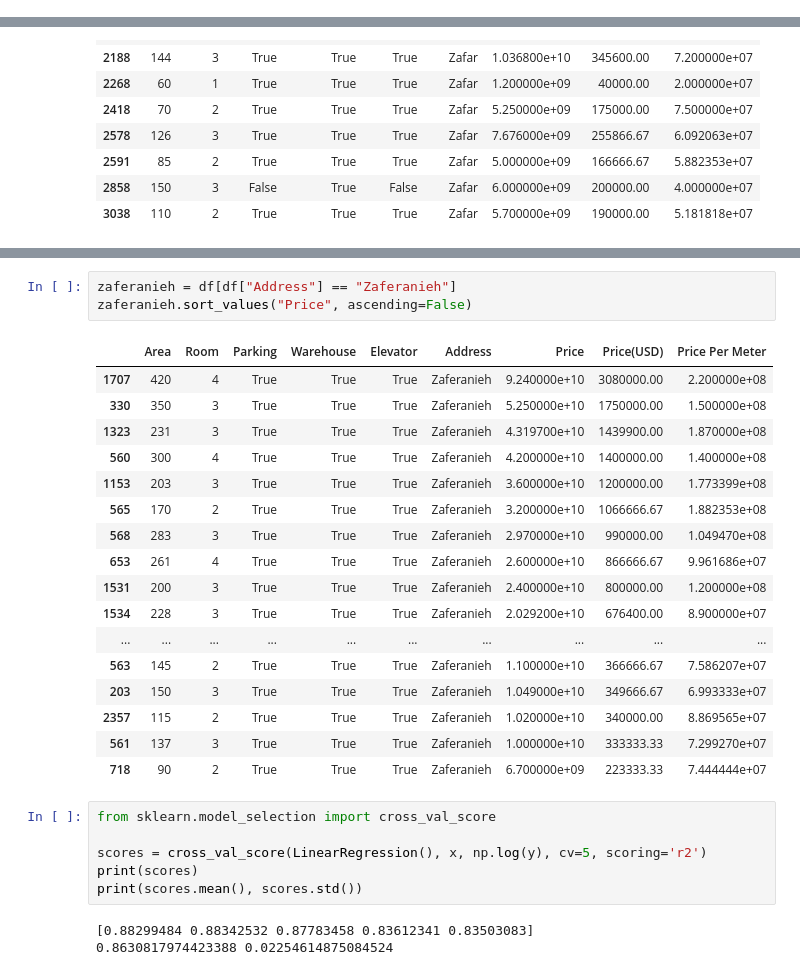
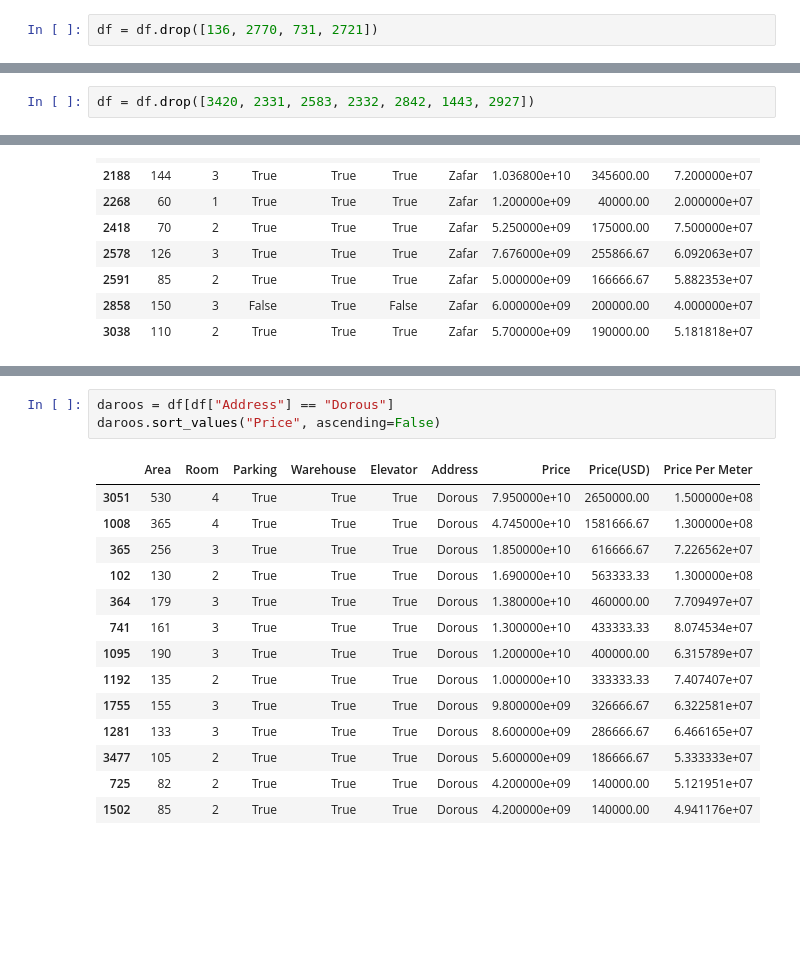
Before and after one commit to ramtinmt/tehran-house-price-prediction, a Jupyter notebook: model.ipynb, the cells around one changed output, grey strips where cells are left out. Cells and saved outputs as stored; diff of their text form; blank space fills up the shorter version.

```diff
--- a/model.ipynb
+++ b/model.ipynb
@@ -294,3 +308,5 @@ lavasan
+# %%
+df = df.drop([136, 2770, 731, 2721])
 # %%
 df.nlargest(10, 'Price')
 # %% [output]
@@ -399,3 +485,5 @@ plt.show()
+# %%
+df = df.drop([3420, 2331, 2583, 2332, 2842, 1443, 2927])
 # %%
 counts = df["Address"].value_counts()
 rare = counts[counts<5].index
@@ -580,30 +753,18 @@ len(df)
 # %%
-zaferanieh = df[df["Address"] == "Zaferanieh"]
-zaferanieh.sort_values("Price", ascending=False)
+daroos = df[df["Address"] == "Dorous"]
+daroos.sort_values("Price", ascending=False)
 # %% [output]
 |  | Area | Room | Parking | Warehouse | Elevator | Address | Price | Price(USD) | Price Per Meter |
-| 1707 | 420 | 4 | True | True | True | Zaferanieh | 9.240000e+10 | 3080000.00 | 2.200000e+08 |
-| 330 | 350 | 3 | True | True | True | Zaferanieh | 5.250000e+10 | 1750000.00 | 1.500000e+08 |
-| 1323 | 231 | 3 | True | True | True | Zaferanieh | 4.319700e+10 | 1439900.00 | 1.870000e+08 |
-| 560 | 300 | 4 | True | True | True | Zaferanieh | 4.200000e+10 | 1400000.00 | 1.400000e+08 |
-| 1153 | 203 | 3 | True | True | True | Zaferanieh | 3.600000e+10 | 1200000.00 | 1.773399e+08 |
-| 565 | 170 | 2 | True | True | True | Zaferanieh | 3.200000e+10 | 1066666.67 | 1.882353e+08 |
-| 568 | 283 | 3 | True | True | True | Zaferanieh | 2.970000e+10 | 990000.00 | 1.049470e+08 |
-| 653 | 261 | 4 | True | True | True | Zaferanieh | 2.600000e+10 | 866666.67 | 9.961686e+07 |
-| 1531 | 200 | 3 | True | True | True | Zaferanieh | 2.400000e+10 | 800000.00 | 1.200000e+08 |
-| 1534 | 228 | 3 | True | True | True | Zaferanieh | 2.029200e+10 | 676400.00 | 8.900000e+07 |
-| ... | ... | ... | ... | ... | ... | ... | ... | ... | ... |
-| 563 | 145 | 2 | True | True | True | Zaferanieh | 1.100000e+10 | 366666.67 | 7.586207e+07 |
-| 203 | 150 | 3 | True | True | True | Zaferanieh | 1.049000e+10 | 349666.67 | 6.993333e+07 |
-| 2357 | 115 | 2 | True | True | True | Zaferanieh | 1.020000e+10 | 340000.00 | 8.869565e+07 |
-| 561 | 137 | 3 | True | True | True | Zaferanieh | 1.000000e+10 | 333333.33 | 7.299270e+07 |
-| 718 | 90 | 2 | True | True | True | Zaferanieh | 6.700000e+09 | 223333.33 | 7.444444e+07 |
+| 3051 | 530 | 4 | True | True | True | Dorous | 7.950000e+10 | 2650000.00 | 1.500000e+08 |
+| 1008 | 365 | 4 | True | True | True | Dorous | 4.745000e+10 | 1581666.67 | 1.300000e+08 |
+| 365 | 256 | 3 | True | True | True | Dorous | 1.850000e+10 | 616666.67 | 7.226562e+07 |
+| 102 | 130 | 2 | True | True | True | Dorous | 1.690000e+10 | 563333.33 | 1.300000e+08 |
+| 364 | 179 | 3 | True | True | True | Dorous | 1.380000e+10 | 460000.00 | 7.709497e+07 |
+| 741 | 161 | 3 | True | True | True | Dorous | 1.300000e+10 | 433333.33 | 8.074534e+07 |
+| 1095 | 190 | 3 | True | True | True | Dorous | 1.200000e+10 | 400000.00 | 6.315789e+07 |
+| 1192 | 135 | 2 | True | True | True | Dorous | 1.000000e+10 | 333333.33 | 7.407407e+07 |
+| 1755 | 155 | 3 | True | True | True | Dorous | 9.800000e+09 | 326666.67 | 6.322581e+07 |
+| 1281 | 133 | 3 | True | True | True | Dorous | 8.600000e+09 | 286666.67 | 6.466165e+07 |
+| 3477 | 105 | 2 | True | True | True | Dorous | 5.600000e+09 | 186666.67 | 5.333333e+07 |
+| 725 | 82 | 2 | True | True | True | Dorous | 4.200000e+09 | 140000.00 | 5.121951e+07 |
+| 1502 | 85 | 2 | True | True | True | Dorous | 4.200000e+09 | 140000.00 | 4.941176e+07 |
-# %%
-from sklearn.model_selection import cross_val_score
-
-scores = cross_val_score(LinearRegression(), x, np.log(y), cv=5, scoring='r2')
-print(scores)
-print(scores.mean(), scores.std())
-# %% [output]
-[0.88299484 0.88342532 0.87783458 0.83612341 0.83503083]
-0.8630817974423388 0.02254614875084524
```
Also changed, not shown: parts of 49 cells of this notebook.
